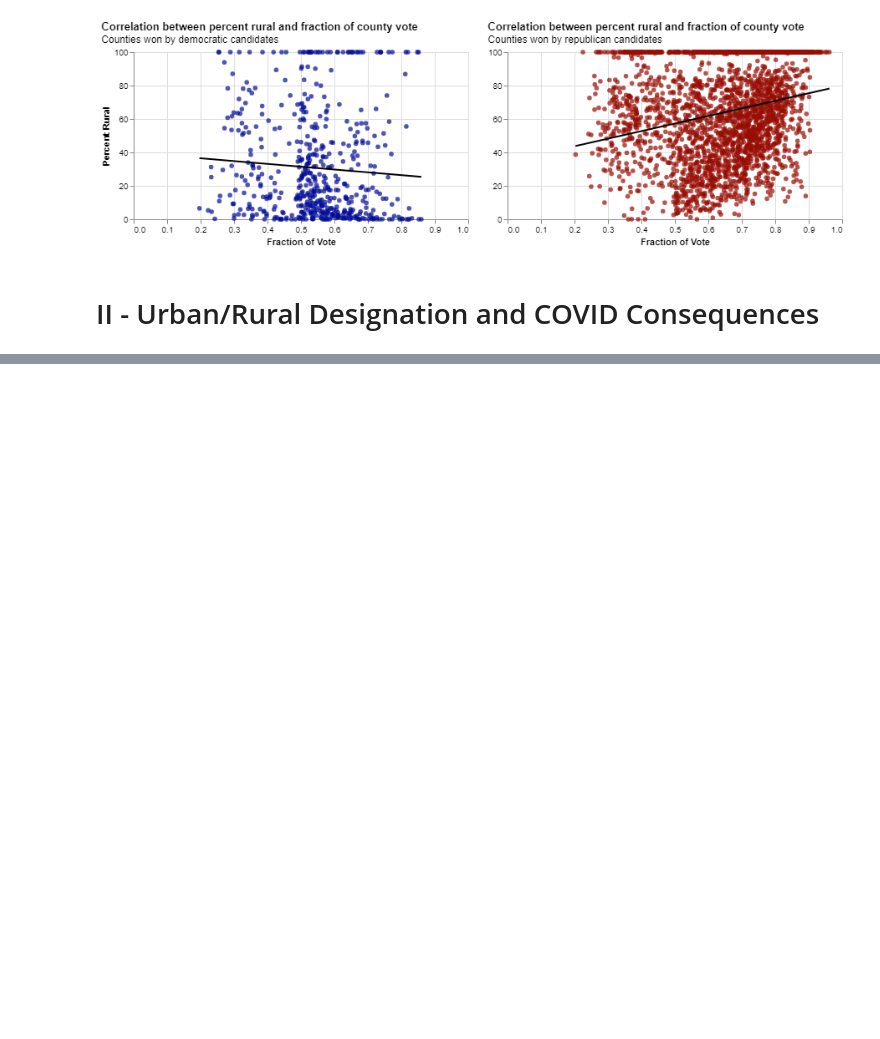
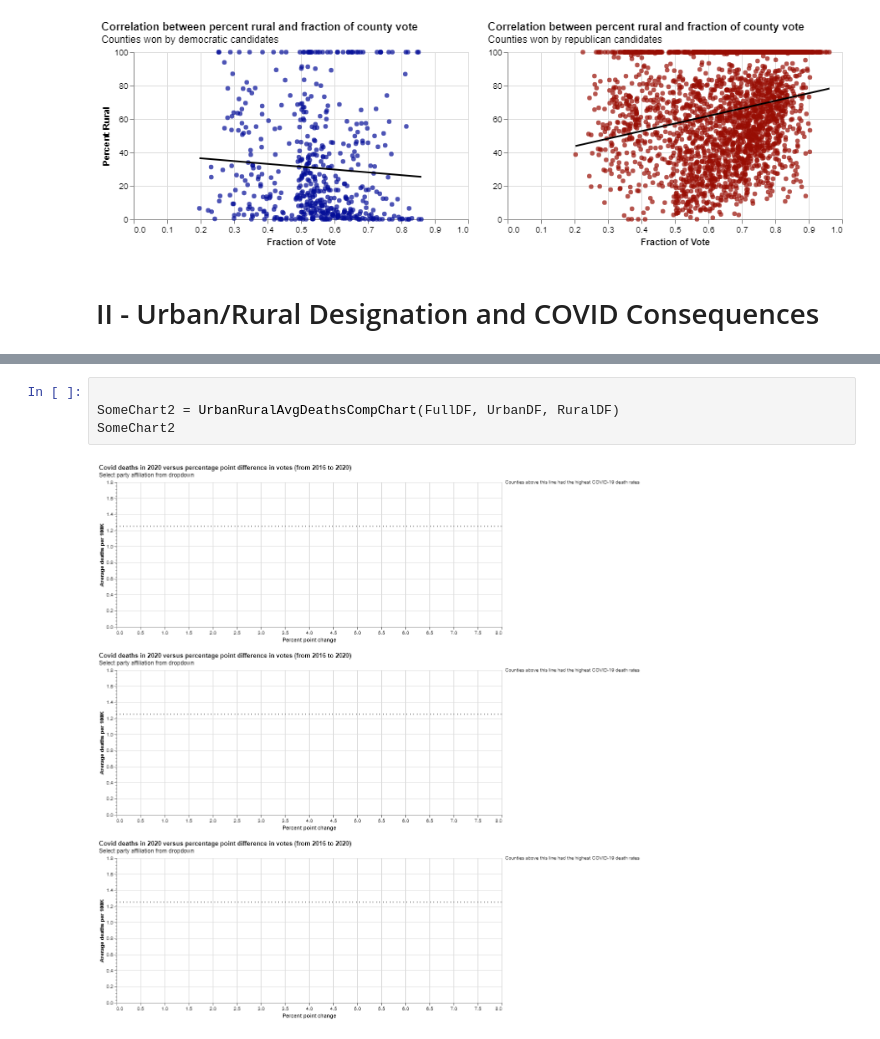
Before and after one commit to sjtalkar/Milestone1BPresidentialElectionAndCovid, a Jupyter notebook: CodeForPresidentialElectionsAndCovid/UrbanRuralConnection.ipynb, the cells around one changed output, grey strips where cells are left out. Drawn from its saved outputs; the diff is of its cells as text; blank space fills up the shorter version.

```diff
--- a/CodeForPresidentialElectionsAndCovid/UrbanRuralConnection.ipynb
+++ b/CodeForPresidentialElectionsAndCovid/UrbanRuralConnection.ipynb
@@ -219,0 +246,6 @@ type(EmptyDF)
+# %%
+
+SomeChart2 = UrbanRuralAvgDeathsCompChart(FullDF, UrbanDF, RuralDF)
+SomeChart2
+# %% [output]
+[figure, added]
```
Also changed, not shown: parts of 8 cells of this notebook, 13 other files.
